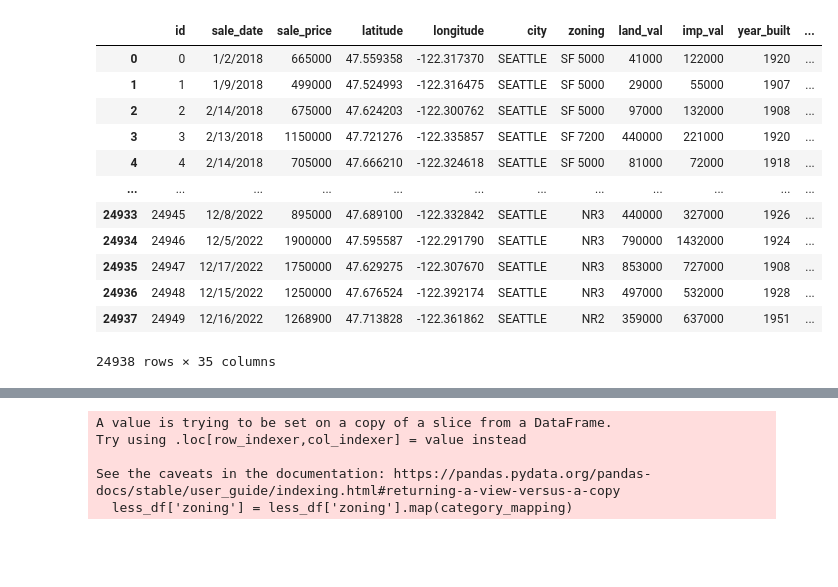
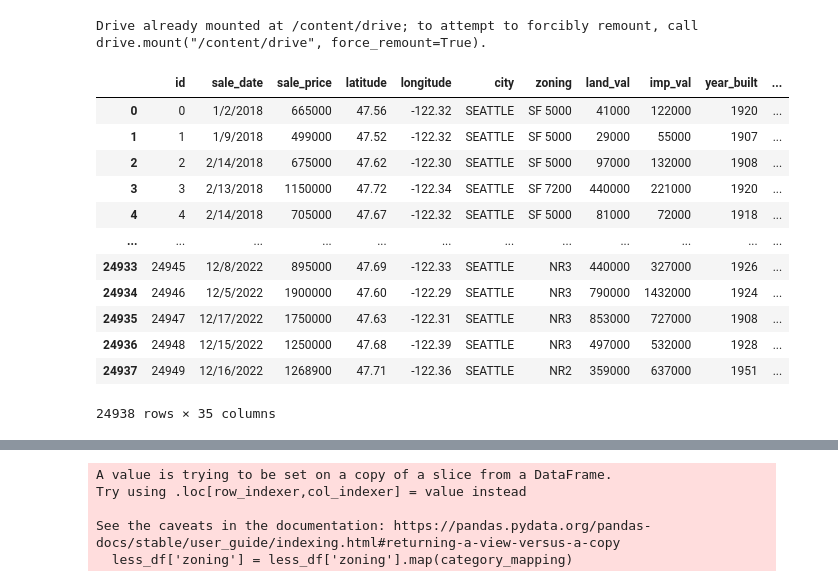
Before and after one commit to ai-bevo/Final-Austin-Housing-Market, a Jupyter notebook: Split Data ML/Project_4_ML_LESS_MIL.ipynb, the cells around one changed output, grey strips where cells are left out. Drawn from its saved outputs; the diff is of its cells as text; code cells hidden in the pictures; blank space fills up the shorter version.

```diff
--- a/Split Data ML/Project_4_ML_LESS_MIL.ipynb
+++ b/Split Data ML/Project_4_ML_LESS_MIL.ipynb
@@ -10,21 +10,26 @@ from sklearn.ensemble import RandomForestRegressor
 from sklearn.linear_model import LinearRegression
 from sklearn.metrics import mean_absolute_error
 from sklearn.metrics import mean_squared_error, r2_score
+from google.colab import drive
+
+drive.mount('/content/drive')
+# %% [output]
+Drive already mounted at /content/drive; to attempt to forcibly remount, call drive.mount("/content/drive", force_remount=True).
 # %%
-df = pd.read_csv('seattle_sales_cleaned_data.csv')
+df = pd.read_csv('/content/drive/My Drive/Resources/kingcounty/seattle_sales_cleaned_data.csv')
 # Review the DataFrame
 df
 # %% [output]
 |  | id | sale_date | sale_price | latitude | longitude | city | zoning | land_val | imp_val | year_built | ... |
-| 0 | 0 | 1/2/2018 | 665000 | 47.559358 | -122.317370 | SEATTLE | SF 5000 | 41000 | 122000 | 1920 | ... |
-| 1 | 1 | 1/9/2018 | 499000 | 47.524993 | -122.316475 | SEATTLE | SF 5000 | 29000 | 55000 | 1907 | ... |
-| 2 | 2 | 2/14/2018 | 675000 | 47.624203 | -122.300762 | SEATTLE | SF 5000 | 97000 | 132000 | 1908 | ... |
-| 3 | 3 | 2/13/2018 | 1150000 | 47.721276 | -122.335857 | SEATTLE | SF 7200 | 440000 | 221000 | 1920 | ... |
-| 4 | 4 | 2/14/2018 | 705000 | 47.666210 | -122.324618 | SEATTLE | SF 5000 | 81000 | 72000 | 1918 | ... |
+| 0 | 0 | 1/2/2018 | 665000 | 47.56 | -122.32 | SEATTLE | SF 5000 | 41000 | 122000 | 1920 | ... |
+| 1 | 1 | 1/9/2018 | 499000 | 47.52 | -122.32 | SEATTLE | SF 5000 | 29000 | 55000 | 1907 | ... |
+| 2 | 2 | 2/14/2018 | 675000 | 47.62 | -122.30 | SEATTLE | SF 5000 | 97000 | 132000 | 1908 | ... |
+| 3 | 3 | 2/13/2018 | 1150000 | 47.72 | -122.34 | SEATTLE | SF 7200 | 440000 | 221000 | 1920 | ... |
+| 4 | 4 | 2/14/2018 | 705000 | 47.67 | -122.32 | SEATTLE | SF 5000 | 81000 | 72000 | 1918 | ... |
 | ... | ... | ... | ... | ... | ... | ... | ... | ... | ... | ... | ... |
-| 24933 | 24945 | 12/8/2022 | 895000 | 47.689100 | -122.332842 | SEATTLE | NR3 | 440000 | 327000 | 1926 | ... |
-| 24934 | 24946 | 12/5/2022 | 1900000 | 47.595587 | -122.291790 | SEATTLE | NR3 | 790000 | 1432000 | 1924 | ... |
-| 24935 | 24947 | 12/17/2022 | 1750000 | 47.629275 | -122.307670 | SEATTLE | NR3 | 853000 | 727000 | 1908 | ... |
-| 24936 | 24948 | 12/15/2022 | 1250000 | 47.676524 | -122.392174 | SEATTLE | NR3 | 497000 | 532000 | 1928 | ... |
-| 24937 | 24949 | 12/16/2022 | 1268900 | 47.713828 | -122.361862 | SEATTLE | NR2 | 359000 | 637000 | 1951 | ... |
+| 24933 | 24945 | 12/8/2022 | 895000 | 47.69 | -122.33 | SEATTLE | NR3 | 440000 | 327000 | 1926 | ... |
+| 24934 | 24946 | 12/5/2022 | 1900000 | 47.60 | -122.29 | SEATTLE | NR3 | 790000 | 1432000 | 1924 | ... |
+| 24935 | 24947 | 12/17/2022 | 1750000 | 47.63 | -122.31 | SEATTLE | NR3 | 853000 | 727000 | 1908 | ... |
+| 24936 | 24948 | 12/15/2022 | 1250000 | 47.68 | -122.39 | SEATTLE | NR3 | 497000 | 532000 | 1928 | ... |
+| 24937 | 24949 | 12/16/2022 | 1268900 | 47.71 | -122.36 | SEATTLE | NR2 | 359000 | 637000 | 1951 | ... |
 24938 rows × 35 columns
```
Also changed, not shown: parts of 11 cells of this notebook, 2 other files.
